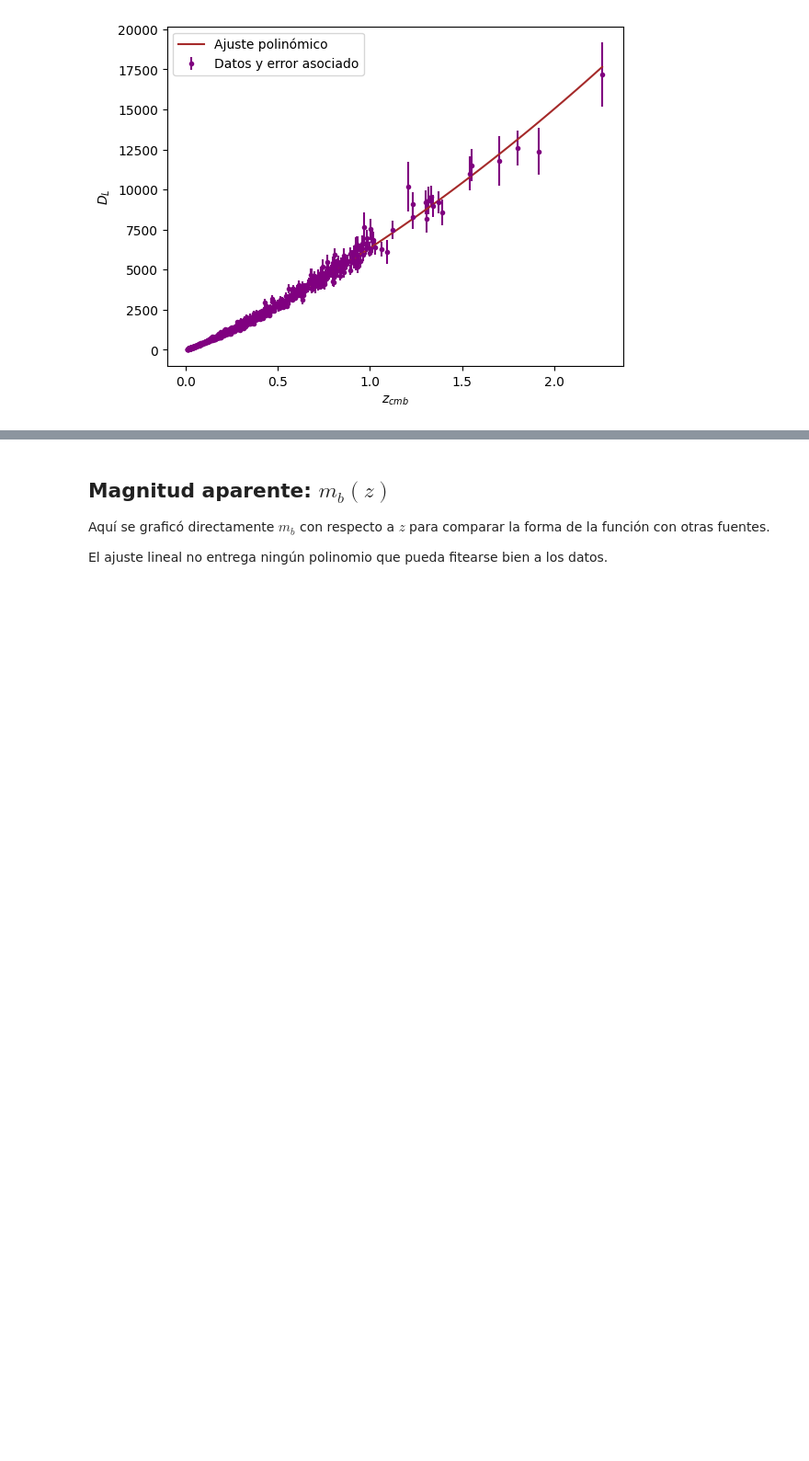
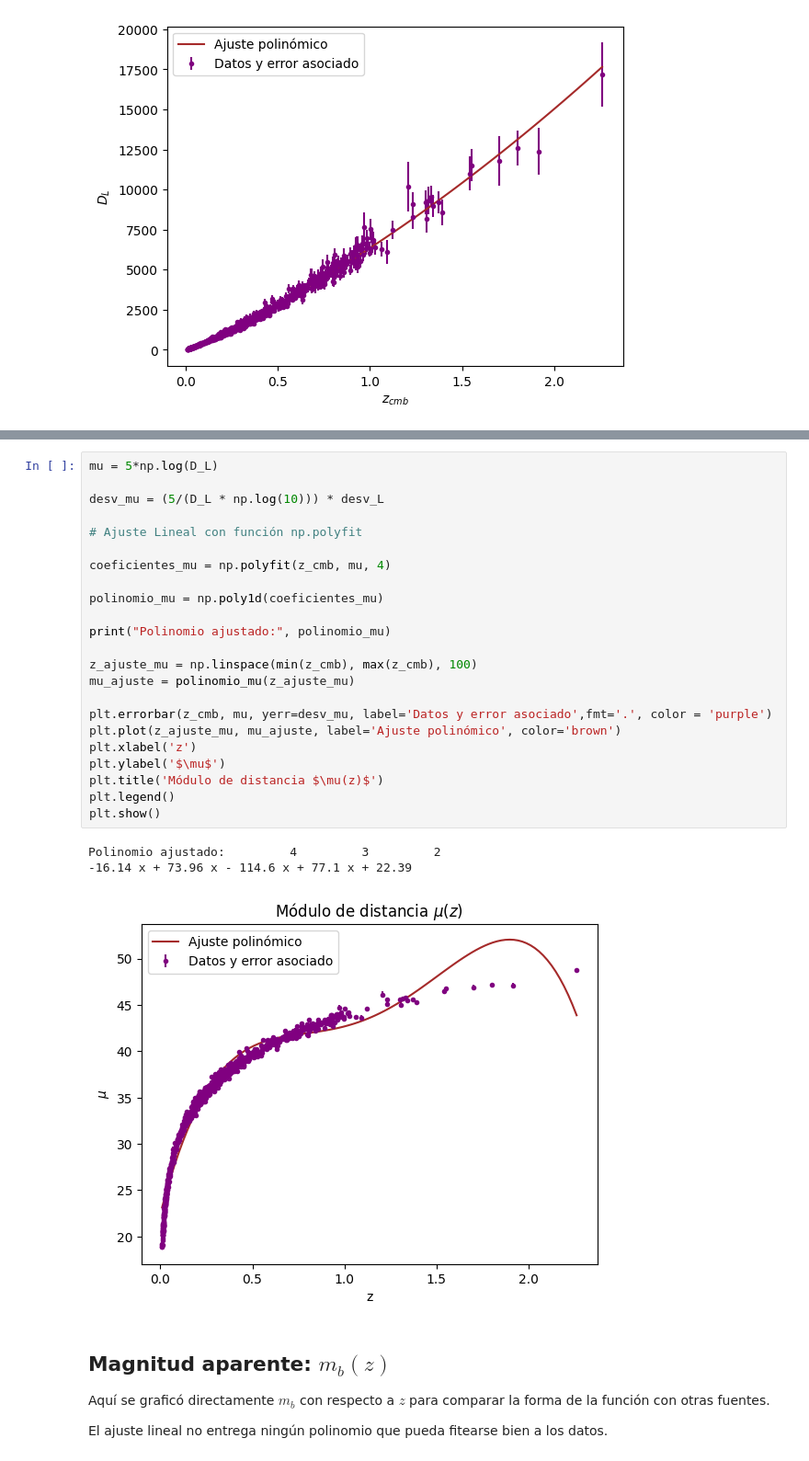
Before and after one commit to XimePS/Practica-DFI, a Jupyter notebook: código práctica dfi.ipynb, the cells around one changed output, grey strips where cells are left out. Shown: that part at 92% size. Cells and saved outputs as stored; diff of their text form; blank space fills up the shorter version.

Commit message:
se agrega modulo de distancia

```diff
--- a/código práctica dfi.ipynb
+++ b/código práctica dfi.ipynb
@@ -279,3 +288,30 @@ Polinomio ajustado:       2
+# %%
+mu = 5*np.log(D_L)
+
+desv_mu = (5/(D_L * np.log(10))) * desv_L
+
+# Ajuste Lineal con función np.polyfit
+
+coeficientes_mu = np.polyfit(z_cmb, mu, 4)
+
+polinomio_mu = np.poly1d(coeficientes_mu)
+
+print("Polinomio ajustado:", polinomio_mu)
+
+z_ajuste_mu = np.linspace(min(z_cmb), max(z_cmb), 100)
+mu_ajuste = polinomio_mu(z_ajuste_mu)
+
+plt.errorbar(z_cmb, mu, yerr=desv_mu, label='Datos y error asociado',fmt='.', color = 'purple')
+plt.plot(z_ajuste_mu, mu_ajuste, label='Ajuste polinómico', color='brown')
+plt.xlabel('z')
+plt.ylabel('$\mu$')
+plt.title('Módulo de distancia $\mu(z)$')
+plt.legend()
+plt.show()
+# %% [output]
+Polinomio ajustado:         4         3         2
+-16.14 x + 73.96 x - 114.6 x + 77.1 x + 22.39
+[figure, added]
 # %% [markdown]
 ## Magnitud aparente: $m_b(z)$
 
```
Also changed, not shown: parts of 1 cell of this notebook.
